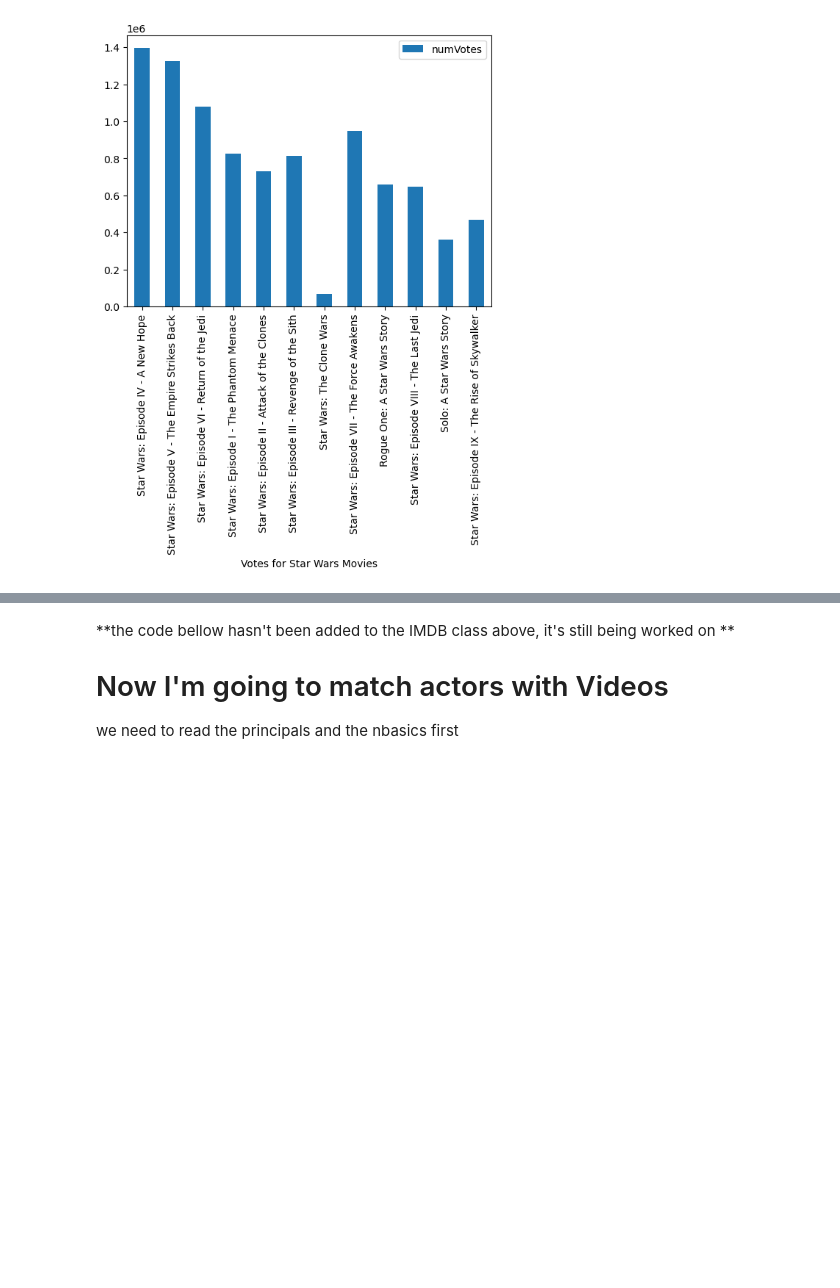
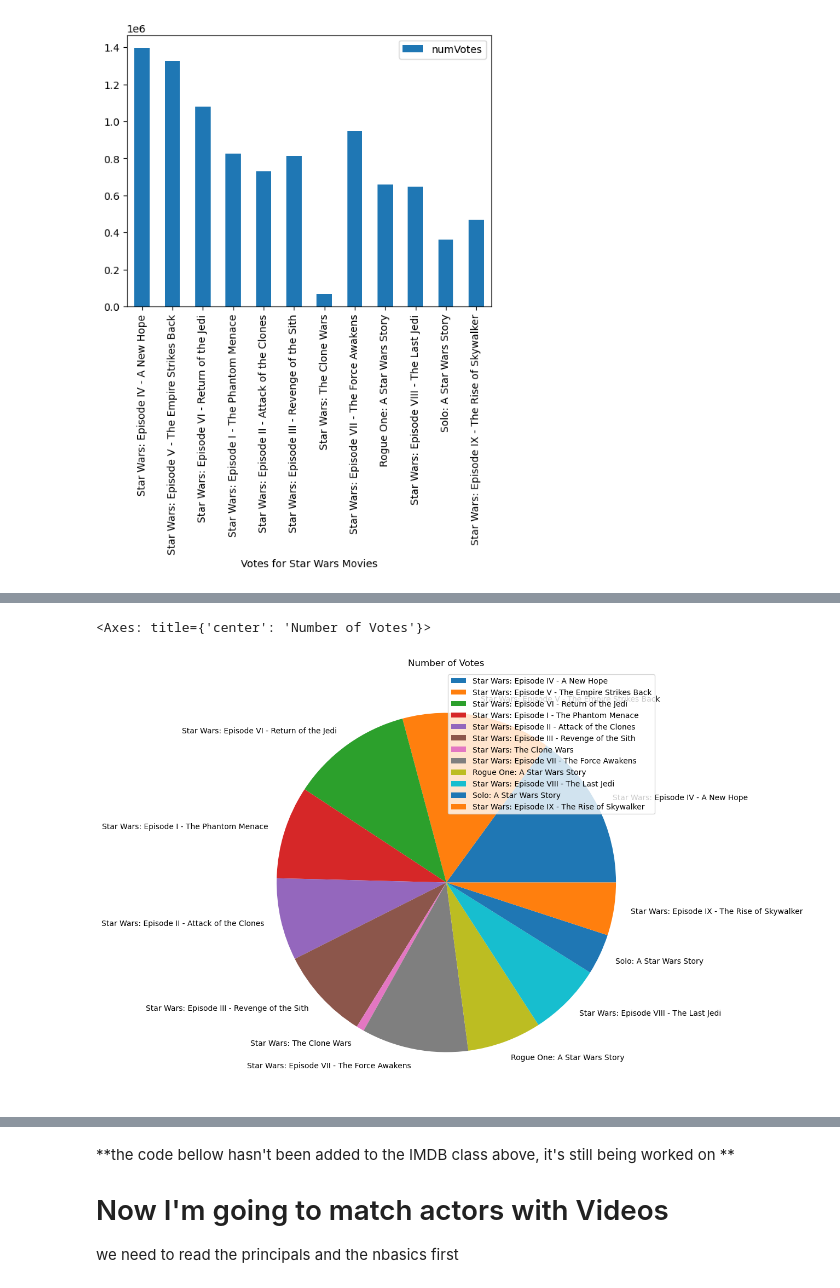
Before and after one commit to salamcast/IMDBnotebooks-DataAnalysis, a Jupyter notebook: imdb-data-pandas-playground.ipynb, the cells around one changed output, grey strips where cells are left out. Drawn from its saved outputs; the diff is of its cells as text; code cells hidden in the pictures; blank space fills up the shorter version.

```diff
--- a/imdb-data-pandas-playground.ipynb
+++ b/imdb-data-pandas-playground.ipynb
@@ -349,0 +389,5 @@ SW.plot.bar(x='primaryTitle', y='numVotes', xlabel="Votes for Star Wars Movies")
+# %%
+SW.set_index('primaryTitle').plot.pie(y='numVotes', figsize=(10, 15), title='Number of Votes', ylabel='')
+# %% [output]
+<Axes: title={'center': 'Number of Votes'}>
+[figure, added]
```
Also changed, not shown: parts of 20 cells of this notebook.
